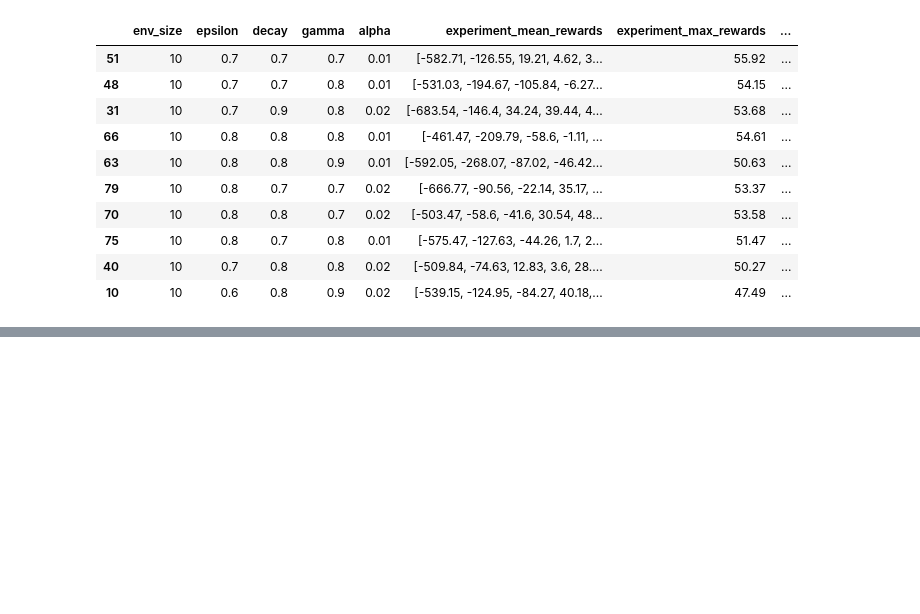
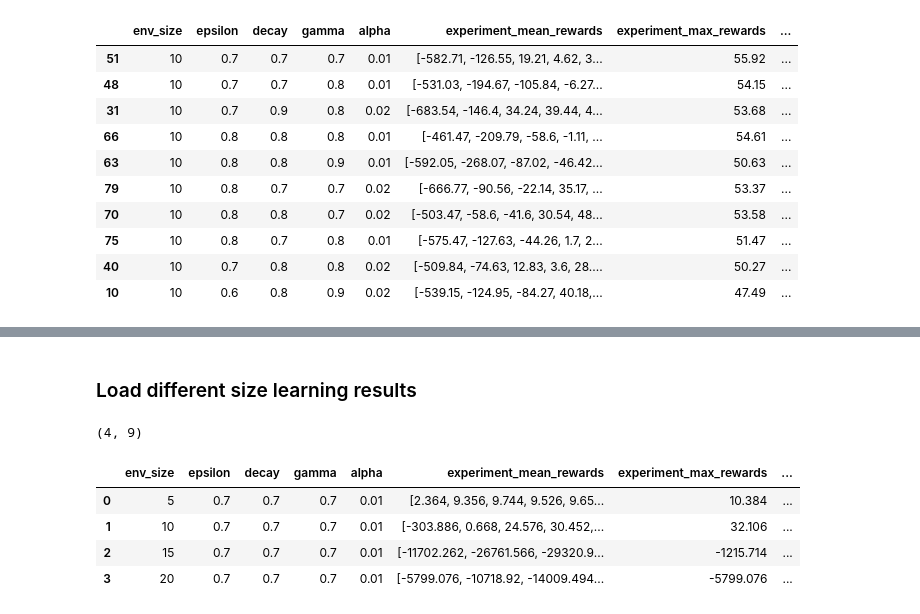
Before and after one commit to feiphoon/inm707-task2, a Jupyter notebook: src/maze/qlearning_analysis.ipynb, the cells around one changed output, grey strips where cells are left out. Drawn from its saved outputs; the diff is of its cells as text; code cells hidden in the pictures; blank space fills up the shorter version.

```diff
--- a/src/maze/qlearning_analysis.ipynb
+++ b/src/maze/qlearning_analysis.ipynb
@@ -188,0 +197,20 @@ Performed the best with max reward of 55.92 and min turns taken at 13.46. Let's
+# %% [markdown]
+### Load different size learning results
+# %%
+size_results_df = pd.read_csv("results/20210411-074130/results_summary.csv")
+size_results_df.shape
+# %% [output]
+(4, 9)
+# %%
+# Preprocessing for two columns and to get standard deviation columns
+size_results_df.loc[:,"experiment_mean_rewards"] = size_results_df.loc[:,"experiment_mean_rewards"].apply(lambda x: literal_eval(x))
+size_results_df.loc[:,"experiment_mean_turns_elapsed"] = size_results_df.loc[:,"experiment_mean_turns_elapsed"].apply(lambda x: literal_eval(x))
+size_results_df["rewards_std"] = size_results_df["experiment_mean_rewards"].apply(np.std)
+size_results_df["turns_elapsed_std"] = size_results_df["experiment_mean_turns_elapsed"].apply(np.std)
+size_results_df
+# %% [output]
+|  | env_size | epsilon | decay | gamma | alpha | experiment_mean_rewards | experiment_max_rewards | ... |
+| 0 | 5 | 0.7 | 0.7 | 0.7 | 0.01 | [2.364, 9.356, 9.744, 9.526, 9.65... | 10.384 | ... |
+| 1 | 10 | 0.7 | 0.7 | 0.7 | 0.01 | [-303.886, 0.668, 24.576, 30.452,... | 32.106 | ... |
+| 2 | 15 | 0.7 | 0.7 | 0.7 | 0.01 | [-11702.262, -26761.566, -29320.9... | -1215.714 | ... |
+| 3 | 20 | 0.7 | 0.7 | 0.7 | 0.01 | [-5799.076, -10718.92, -14009.494... | -5799.076 | ... |
```
Also changed, not shown: parts of 4 cells of this notebook.
